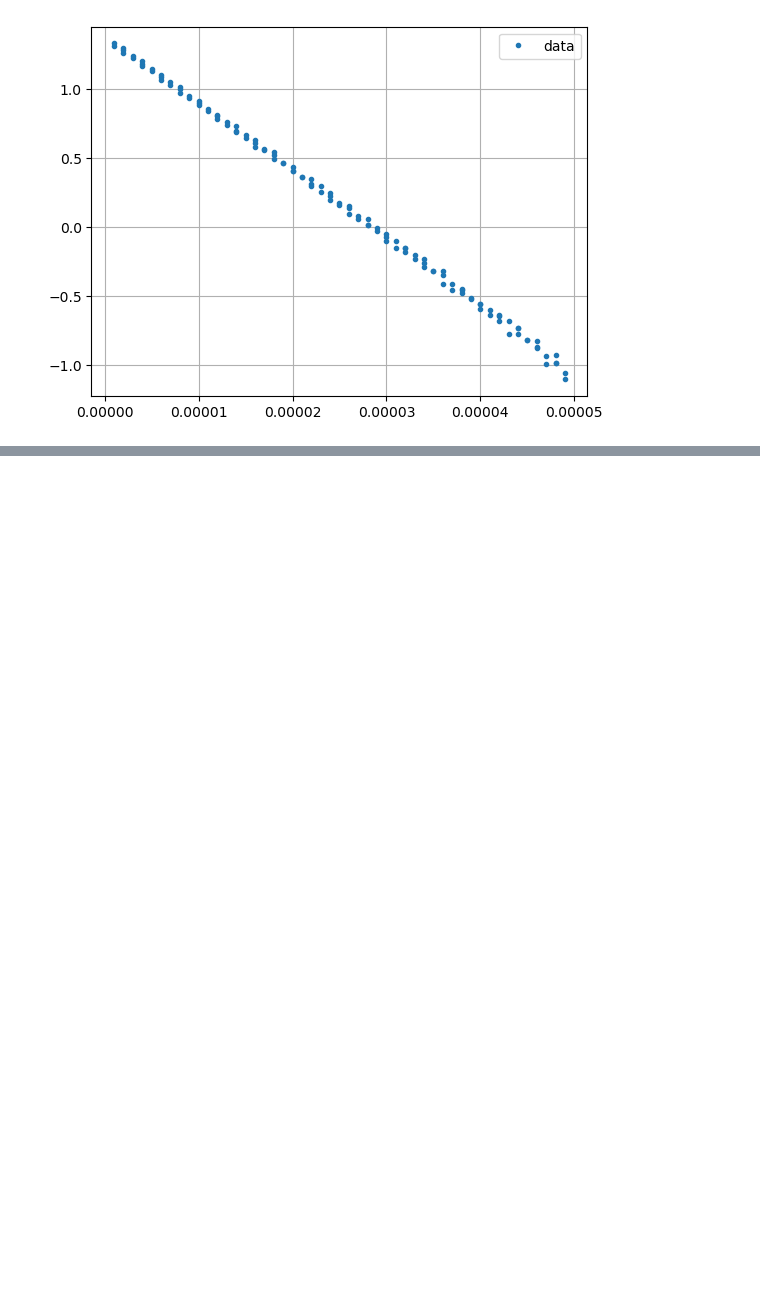
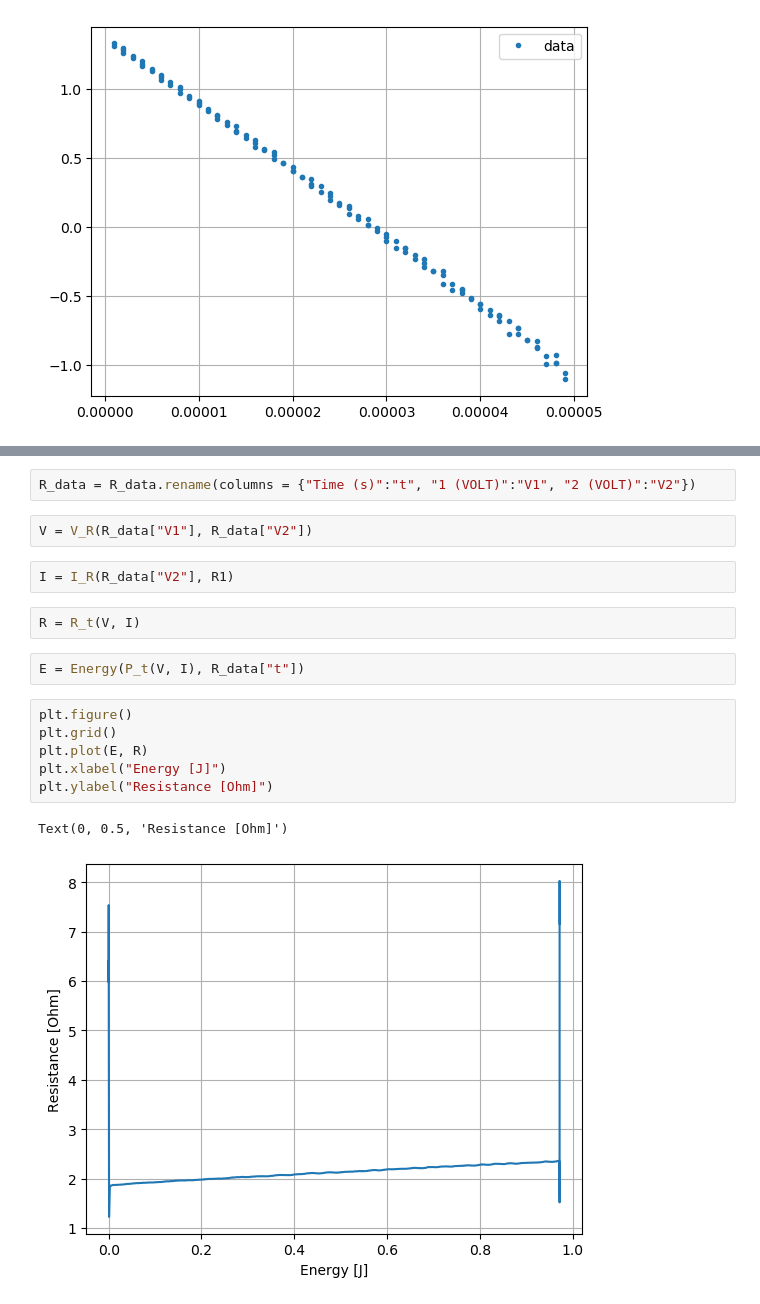
Before and after one commit to AlexanderFurman/Physics-2-Lab, a Jupyter notebook: src/data_analysis.ipynb, the cells around one changed output, grey strips where cells are left out. Saved outputs shown, nothing was run; the diff lists cells and outputs as text; blank space fills up the shorter version.

```diff
--- a/src/data_analysis.ipynb
+++ b/src/data_analysis.ipynb
@@ -196,0 +274,19 @@ LinregressResult(slope=-48897.61873817055, intercept=1.3893945941307775, rvalue=
+# %%
+R_data = R_data.rename(columns = {"Time (s)":"t", "1 (VOLT)":"V1", "2 (VOLT)":"V2"})
+# %%
+V = V_R(R_data["V1"], R_data["V2"])
+# %%
+I = I_R(R_data["V2"], R1)
+# %%
+R = R_t(V, I)
+# %%
+E = Energy(P_t(V, I), R_data["t"])
+# %%
+plt.figure()
+plt.grid()
+plt.plot(E, R)
+plt.xlabel("Energy [J]")
+plt.ylabel("Resistance [Ohm]")
+# %% [output]
+Text(0, 0.5, 'Resistance [Ohm]')
+[figure, added]
```
Also changed, not shown: parts of 37 cells of this notebook, 5 other files.
